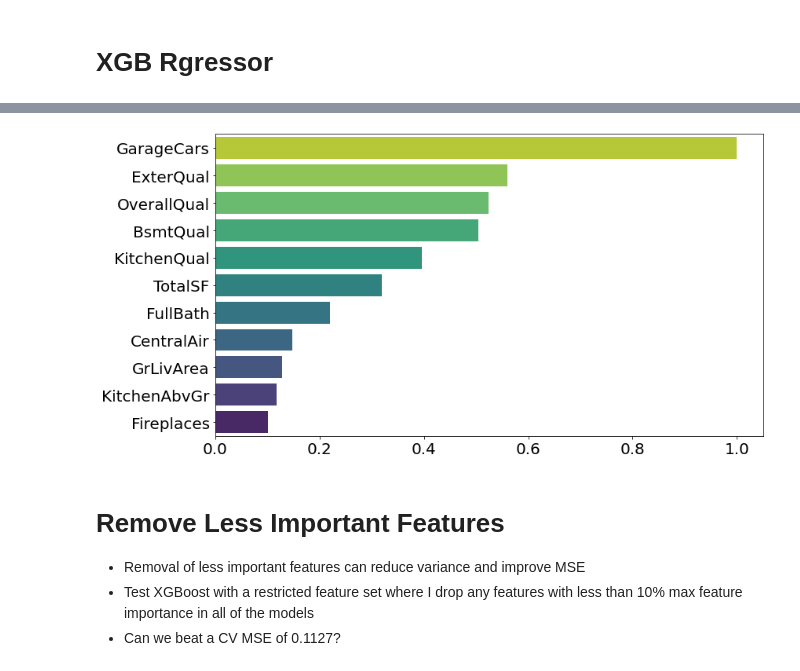
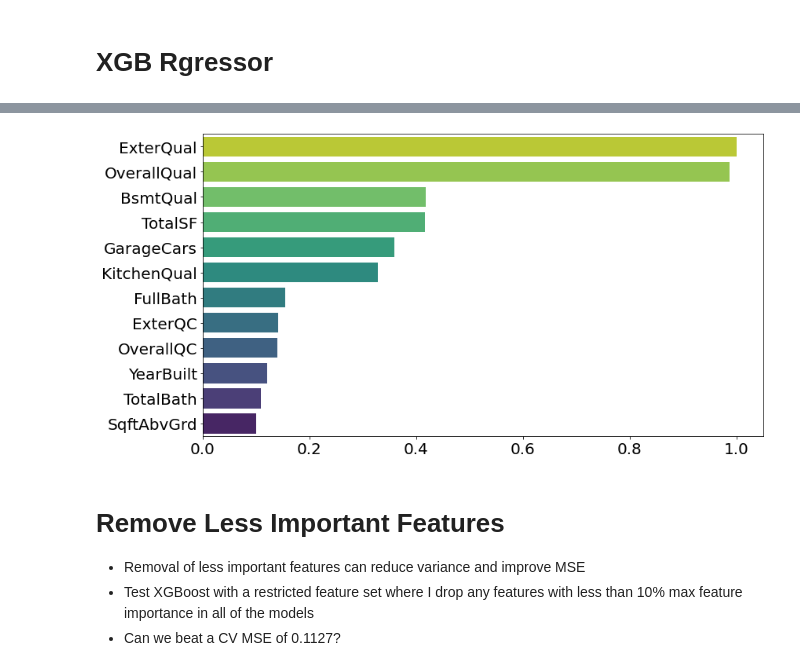
Before and after one commit to garycl/AmesHousing, a Jupyter notebook: code/HousePricePrediction.ipynb, the cells around one changed output, grey strips where cells are left out. Saved outputs shown, nothing was run; the diff lists cells and outputs as text; code cells hidden in the pictures.

```diff
--- a/code/HousePricePrediction.ipynb
+++ b/code/HousePricePrediction.ipynb
@@ -374,7 +331,7 @@ def linear_model_prep(df, num_att, ordinal_att, nonordinal_att):
 # %% [markdown]
 Create training feature and target datasets
 # %%
-X_tree = tree_model_prep(train, num_att, ordinal_att, nonordinal_att)
+X_train = tree_model_prep(train_impute)
 y_train = train['SalePrice'].copy()
 # %% [markdown]
 # Model
@@ -473,10 +430,10 @@ RFR_fn(RFR_best_params)
 # %%
 # Fit RFR Best and plot
 RFR_best = RandomForestRegressor(random_state=rng, **RFR_best_params)
-RFR_best.fit(X_tree, y_train)
+RFR_best.fit(X_train, y_train)
 
 # Create plot data
-plot_data = pd.DataFrame(zip(features, RFR_best.feature_importances_),
+plot_data = pd.DataFrame(zip(total_features, RFR_best.feature_importances_),
              columns = ['Feature', 'Importance'])
 plot_data = plot_data.sort_values(by = 'Importance', ascending = False)
 plot_data['Importance'] = plot_data['Importance'].values / plot_data['Importance'].values.max()
@@ -556,10 +513,10 @@ GBR_fn(GBR_best_params)
 # %%
 # Fit GBR Best and plot
 GBR_best = GradientBoostingRegressor(random_state=rng, **GBR_best_params)
-GBR_best.fit(X_tree, y_train)
+GBR_best.fit(X_train, y_train)
 
 # Create plot data
-plot_data = pd.DataFrame(zip(features, GBR_best.feature_importances_),
+plot_data = pd.DataFrame(zip(total_features, GBR_best.feature_importances_),
              columns = ['Feature', 'Importance'])
 plot_data = plot_data.sort_values(by = 'Importance', ascending = False)
 plot_data['Importance'] = plot_data['Importance'].values / plot_data['Importance'].values.max()
@@ -654,10 +611,10 @@ LGBM_fn(LGBM_best_params)
 # %%
 # Fit LGBM Best and plot
 LGBM_best = LGBMRegressor(random_state=rng, **LGBM_best_params)
-LGBM_best.fit(X_tree, y_train)
+LGBM_best.fit(X_train, y_train)
 
 # Create plot data
-plot_data = pd.DataFrame(zip(features, LGBM_best.feature_importances_),
+plot_data = pd.DataFrame(zip(total_features, LGBM_best.feature_importances_),
              columns = ['Feature', 'Importance'])
 plot_data = plot_data.sort_values(by = 'Importance', ascending = False)
 plot_data['Importance'] = plot_data['Importance'].values / plot_data['Importance'].values.max()
@@ -670,6 +627,6 @@ sns.barplot(data=plot_data.loc[plot_data.Importance>=0.1],
             palette='viridis_r')
 ax.set_xlabel('')
 ax.set_ylabel('')
-ax.tick_params(axis='both', which='major', labelsize=20)
+ax.tick_params(axis='both', which='major', labelsize=14)
 f.tight_layout()
 # %% [output]
@@ -743,26 +700,26 @@ XGBR_fn(XGBR_best_params)
 # %%
 # Fit XGBR Best and plot
 XGBR_best = XGBRegressor(random_state=rng, **XGBR_best_params)
-XGBR_best.fit(X_tree, y_train)
+XGBR_best.fit(X_train, y_train)
 
 # Create plot data
-plot_data = pd.DataFrame(zip(features, XGBR_best.feature_importances_),
+plot_data = pd.DataFrame(zip(total_features, XGBR_best.feature_importances_),
              columns = ['Feature', 'Importance'])
 plot_data = plot_data.sort_values(by = 'Importance', ascending = False)
 plot_data['Importance'] = plot_data['Importance'].values / plot_data['Importance'].values.max()
 
 # Plot importance coefficient at least 0.1
 f, ax = plt.subplots(figsize = (12,6))
 sns.barplot(data=plot_data.loc[plot_data.Importance>=0.1],
             y='Feature',
             x='Importance',
             palette='viridis_r')
 ax.set_xlabel('')
 ax.set_ylabel('')
 ax.tick_params(axis='both', which='major', labelsize=20)
 f.tight_layout()
 # %% [output]
-[figure, old version]
+[figure, new version]
 # %%
 # Store best features
 best_features['XGBR'] = plot_data.loc[plot_data.Importance>=0.1].Feature.values
```
Also changed, not shown: parts of 48 cells of this notebook, 14 other files.
